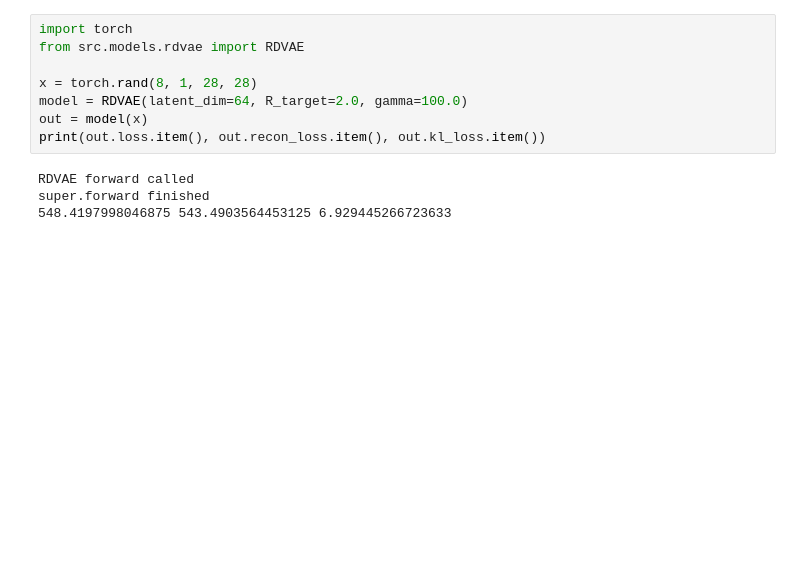
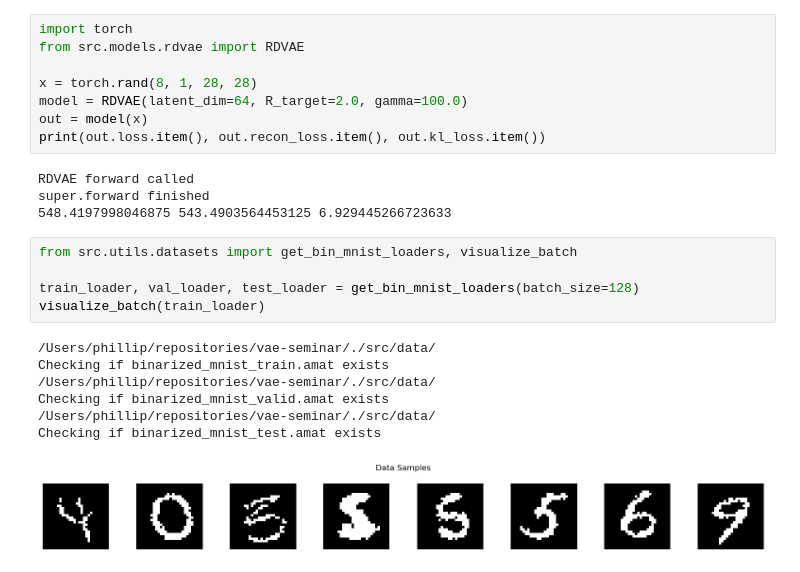
Before and after one commit to phillip-sievers/vae-seminar, a Jupyter notebook: notebooks/01_vae_base.ipynb, the cells around one changed output. Cells and saved outputs as stored; diff of their text form; blank space fills up the shorter version.

```diff
--- a/notebooks/01_vae_base.ipynb
+++ b/notebooks/01_vae_base.ipynb
@@ -173,3 +173,16 @@ print(out.loss.item(), out.recon_loss.item(), out.kl_loss.item())
 RDVAE forward called
 super.forward finished
 548.4197998046875 543.4903564453125 6.929445266723633
+# %%
+from src.utils.datasets import get_bin_mnist_loaders, visualize_batch
+
+train_loader, val_loader, test_loader = get_bin_mnist_loaders(batch_size=128)
+visualize_batch(train_loader)
+# %% [output]
+/Users/phillip/repositories/vae-seminar/./src/data/
+Checking if binarized_mnist_train.amat exists
+/Users/phillip/repositories/vae-seminar/./src/data/
+Checking if binarized_mnist_valid.amat exists
+/Users/phillip/repositories/vae-seminar/./src/data/
+Checking if binarized_mnist_test.amat exists
+[figure, added]
```
Also changed, not shown: parts of 1 cell of this notebook.
